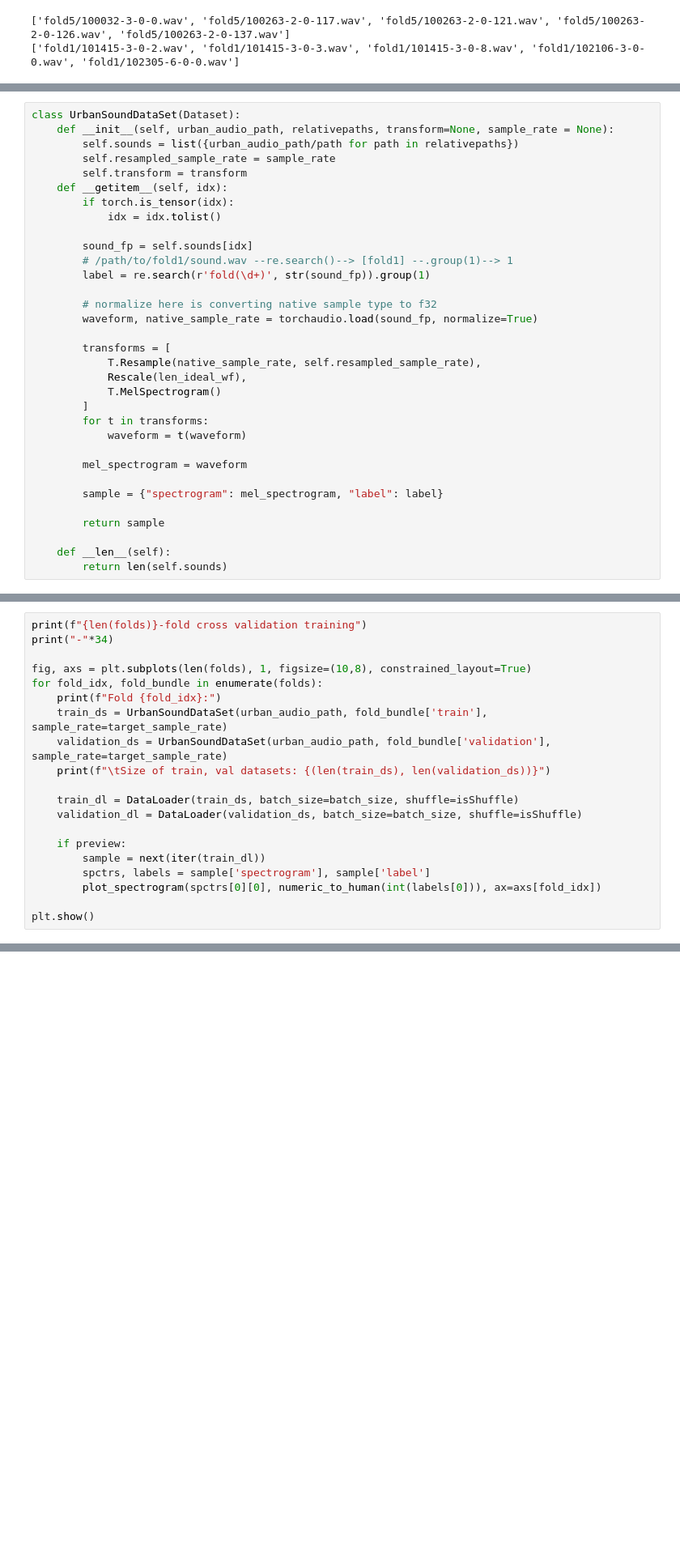
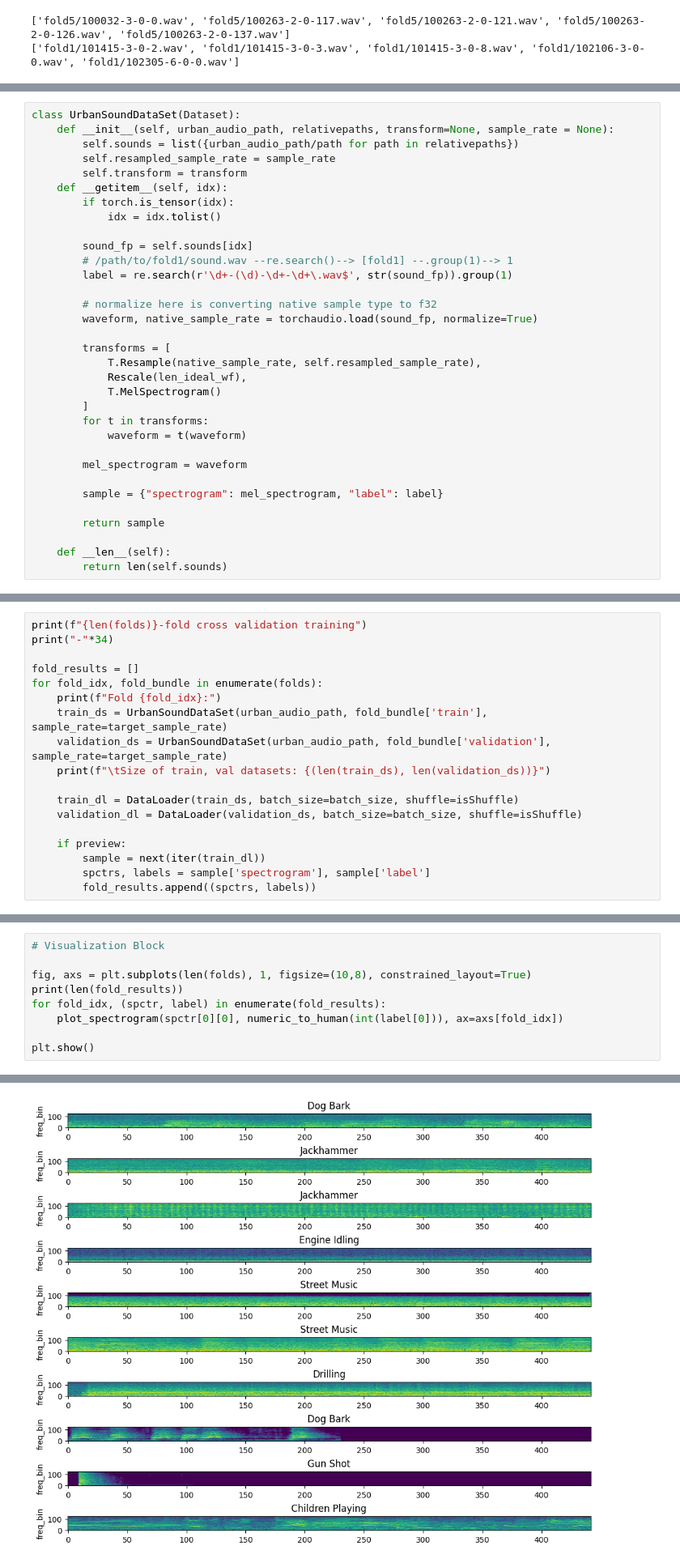
Before and after one commit to ljkeller/pac, a Jupyter notebook: training/sandbox.ipynb, the cells around one changed output, grey strips where cells are left out. Shown: that part at 81% size. Cells and saved outputs as stored; diff of their text form; blank space fills up the shorter version.

Commit message:
Cleanup visualization, bugfix
Was accidentally using fold as label for some reason...

```diff
--- a/training/sandbox.ipynb
+++ b/training/sandbox.ipynb
@@ -202,7 +202,7 @@ class UrbanSoundDataSet(Dataset):
 
         sound_fp = self.sounds[idx]
         # /path/to/fold1/sound.wav --re.search()--> [fold1] --.group(1)--> 1
-        label = re.search(r'fold(\d+)', str(sound_fp)).group(1)
+        label = re.search(r'\d+-(\d)-\d+-\d+\.wav$', str(sound_fp)).group(1)
 
         # normalize here is converting native sample type to f32
         waveform, native_sample_rate = torchaudio.load(sound_fp, normalize=True)
@@ -235,7 +235,7 @@ def plot_spectrogram(specgram, title=None, ylabel="freq_bin", ax=None):
 print(f"{len(folds)}-fold cross validation training")
 print("-"*34)
 
-fig, axs = plt.subplots(len(folds), 1, figsize=(10,8), constrained_layout=True)
+fold_results = []
 for fold_idx, fold_bundle in enumerate(folds):
     print(f"Fold {fold_idx}:")
     train_ds = UrbanSoundDataSet(urban_audio_path, fold_bundle['train'], sample_rate=target_sample_rate)
@@ -248,9 +248,7 @@ for fold_idx, fold_bundle in enumerate(folds):
     if preview:
         sample = next(iter(train_dl))
         spctrs, labels = sample['spectrogram'], sample['label']
-        plot_spectrogram(spctrs[0][0], numeric_to_human(int(labels[0])), ax=axs[fold_idx])
-
-plt.show()
+        fold_results.append((spctrs, labels))
 # %% [output]
 10-fold cross validation training
 ----------------------------------
@@ -272,0 +275,10 @@ Fold 9:
+# %%
+# Visualization Block
+
+fig, axs = plt.subplots(len(folds), 1, figsize=(10,8), constrained_layout=True)
+print(len(fold_results))
+for fold_idx, (spctr, label) in enumerate(fold_results):
+    plot_spectrogram(spctr[0][0], numeric_to_human(int(label[0])), ax=axs[fold_idx])
+
+plt.show()
+# %% [output]
@@ -272,0 +296 @@ Fold 9:
+[figure, added]
```
Also changed, not shown: parts of 2 cells of this notebook.
